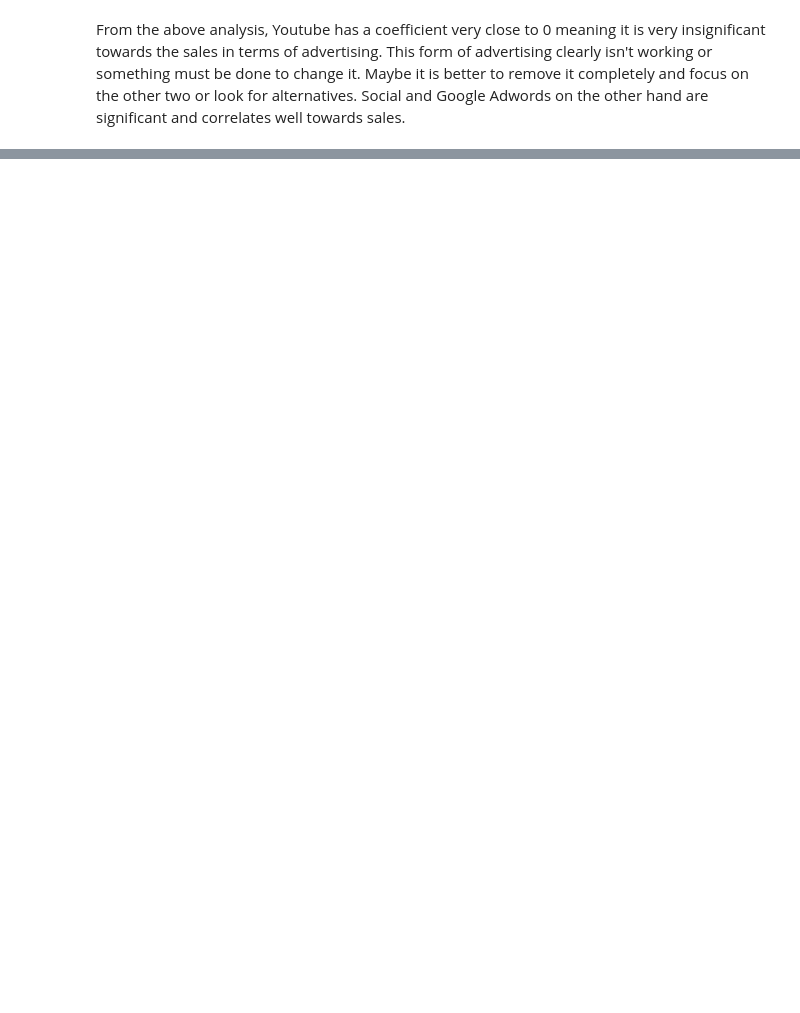
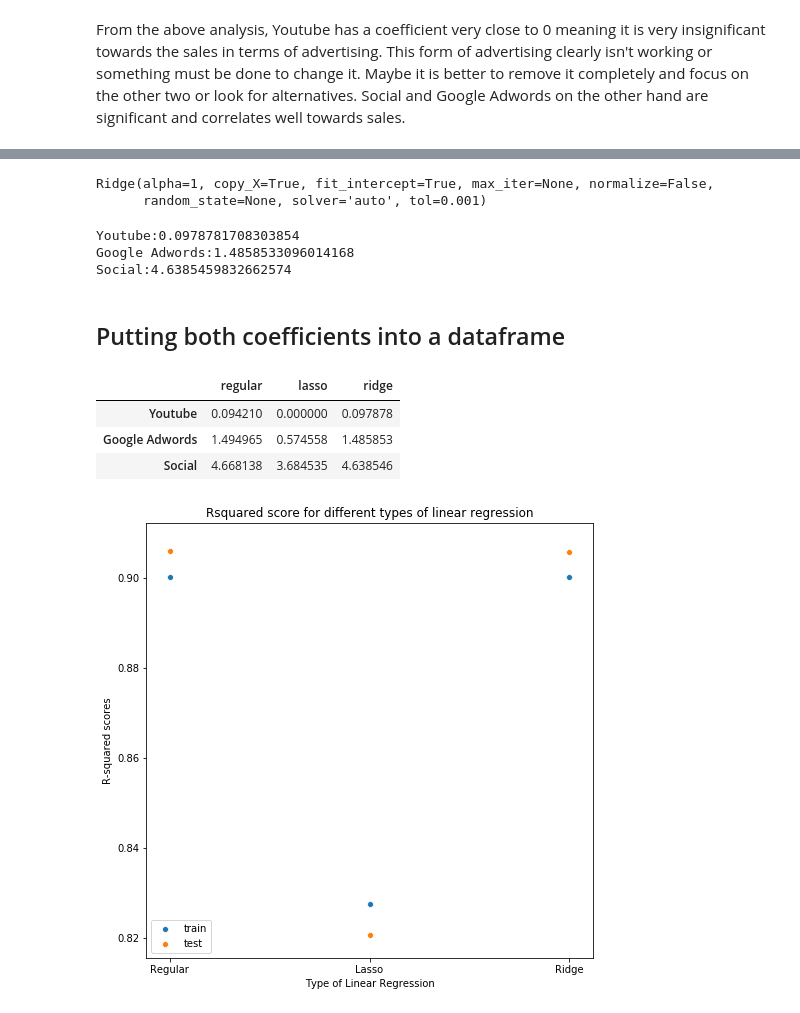
Before and after one commit to Bawnd/Unit_1_repo, a Jupyter notebook: Advertising Project.ipynb, the cells around one changed output, grey strips where cells are left out. Saved outputs shown, nothing was run; the diff lists cells and outputs as text; code cells hidden in the pictures; blank space fills up the shorter version.

```diff
--- a/Advertising Project.ipynb
+++ b/Advertising Project.ipynb
@@ -393,0 +571,10 @@ From the above analysis, Youtube has a coefficient very close to 0 meaning it is
+# %%
+# transforming train and test data
+X2_train_scale = scaler.transform(X2_train)
+X2_test_scale = scaler.transform(X2_test)
+# %%
+#Setting the LASSO regression object
+lasso_reg = Lasso(alpha = 1, random_state = 42)
+
+#Fitting the object
+lasso_reg.fit(X2_train_scale, y2_train)
@@ -393,0 +598,16 @@ From the above analysis, Youtube has a coefficient very close to 0 meaning it is
+# %%
+#Build Ridge Model
+ridge_reg=Ridge(alpha =1)
+ridge_reg.fit(X2_train_scale, y2_train)
+# %% [output]
+Ridge(alpha=1, copy_X=True, fit_intercept=True, max_iter=None, normalize=False,
+      random_state=None, solver='auto', tol=0.001)
+# %%
+for x,y in zip(ridge_reg.coef_, X2_train.columns):
+    print(f"{y}:{x}")
+# %% [output]
+Youtube:0.0978781708303854
+Google Adwords:1.4858533096014168
+Social:4.6385459832662574
+# %% [markdown]
+## Putting both coefficients into a dataframe
@@ -393,0 +617,35 @@ From the above analysis, Youtube has a coefficient very close to 0 meaning it is
+# %%
+coef_df
+# %% [output]
+|  | regular | lasso | ridge |
+| Youtube | 0.094210 | 0.000000 | 0.097878 |
+| Google Adwords | 1.494965 | 0.574558 | 1.485853 |
+| Social | 4.668138 | 3.684535 | 4.638546 |
+# %%
+model_list = [lin_reg, lasso_reg, ridge_reg]
+
+train_r2_list =[]
+test_r2_list =[]
+train_mse_list =[]
+test_mse_list = []
+for model in model_list:
+  #appending train score to list
+  train_r2_list.append(model.score(X2_train_scale, y2_train))
+  #appending test score to list
+  test_r2_list.append(model.score(X2_test_scale,y2_test))
+  #appending train MSE to list
+  train_mse_list.append(mean_squared_error(y2_train, model.predict(X2_train_scale)))
+  #appending test MSE to list
+  test_mse_list.append(mean_squared_error(y2_test, model.predict(X2_test_scale)))
+# %%
+# Creating scatterplot to compare scores
+fig,ax = plt.subplots(figsize=(8,8))
+r2_compare = ['Regular', 'Lasso','Ridge']
+sns.scatterplot(r2_compare, train_r2_list, label='train')
+sns.scatterplot(r2_compare, test_r2_list, label = 'test')
+plt.xlabel("Type of Linear Regression")
+plt.ylabel('R-squared scores')
+plt.title('Rsquared score for different types of linear regression')
+plt.show()
+# %% [output]
+[figure, added]
```
Also changed, not shown: parts of 74 cells of this notebook.
